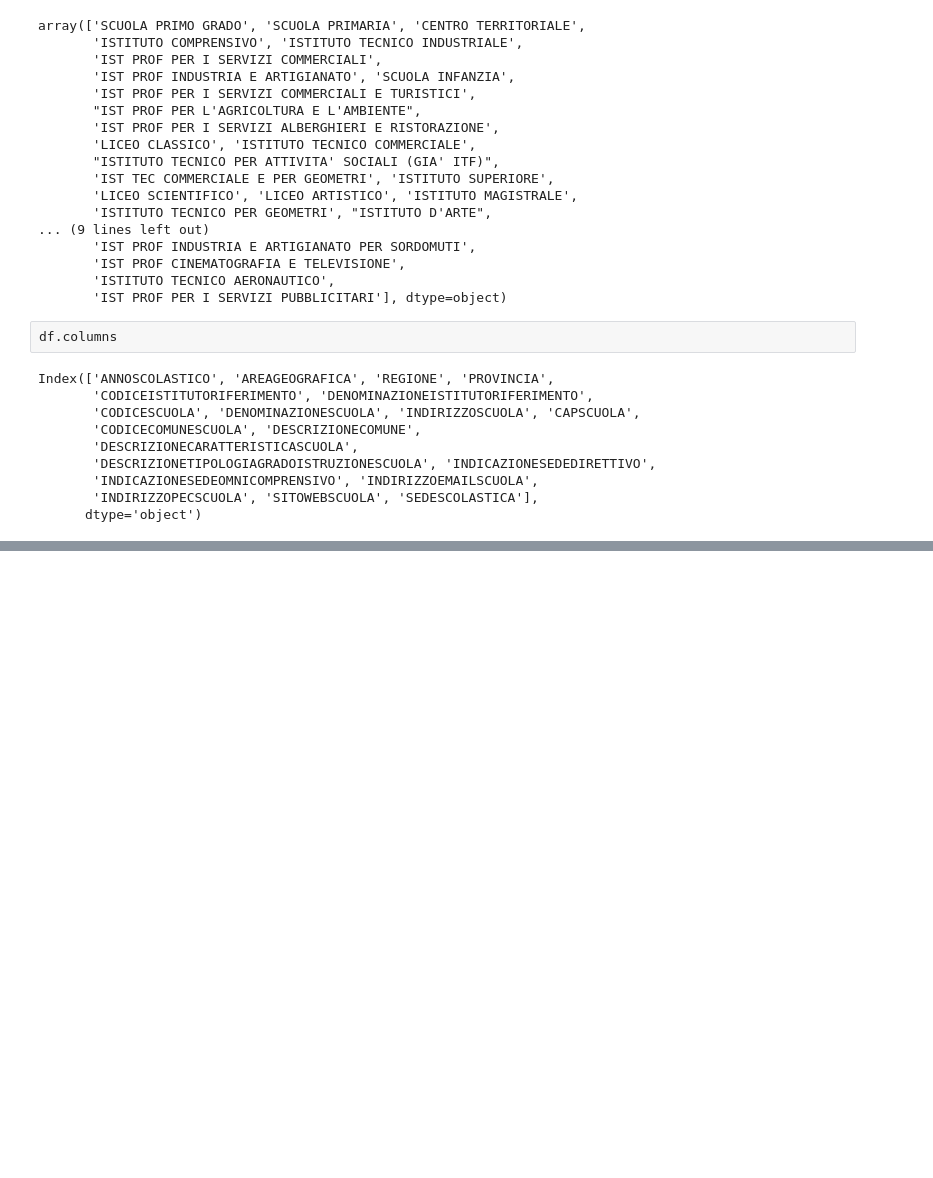
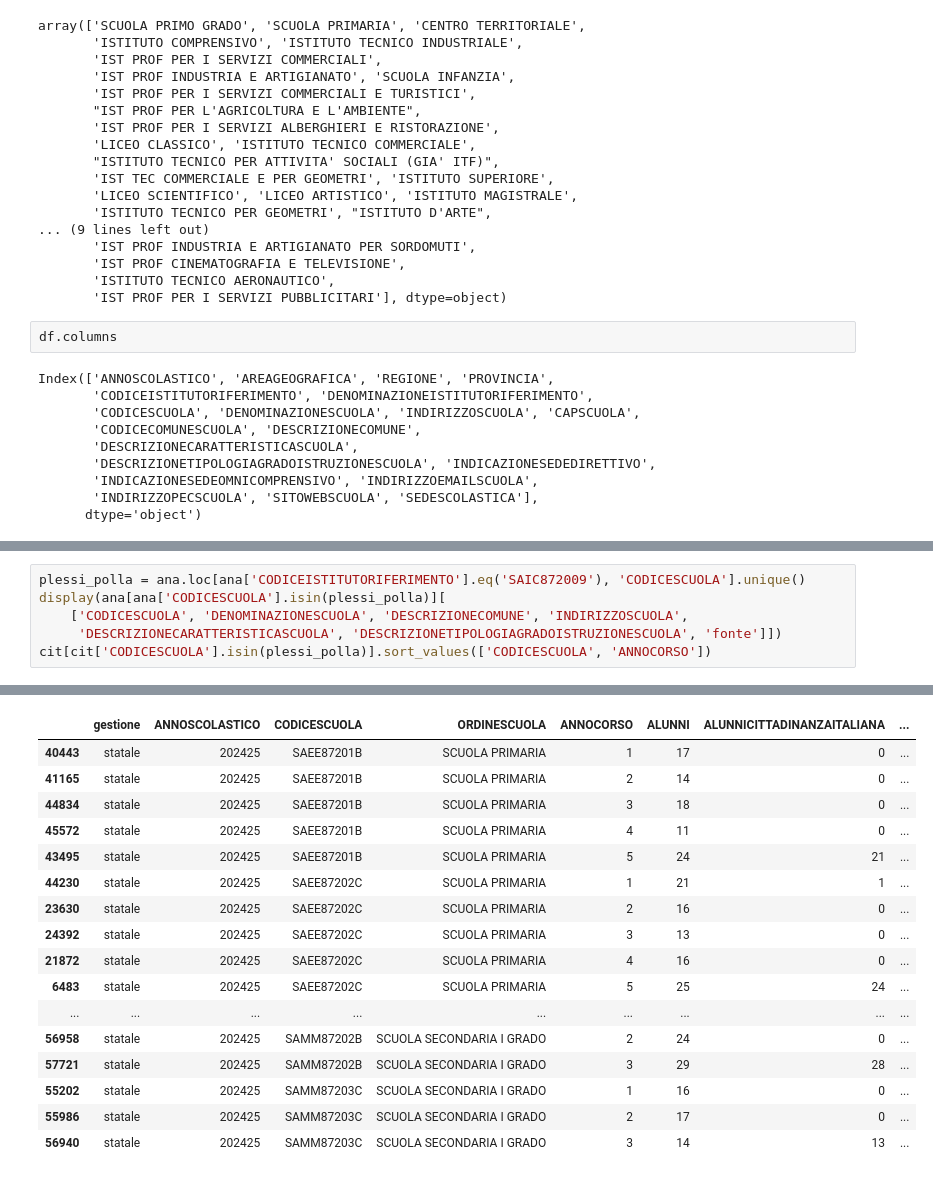
Before and after one commit to savaij/Valditara_e_le_sue_idee, a Jupyter notebook: src/temp.ipynb, the cells around one changed output, grey strips where cells are left out. Cells and saved outputs as stored; diff of their text form; blank space fills up the shorter version.

```diff
--- a/src/temp.ipynb
+++ b/src/temp.ipynb
@@ -81,0 +269,7 @@ Index(['ANNOSCOLASTICO', 'AREAGEOGRAFICA', 'REGIONE', 'PROVINCIA',
+# %%
+plessi_polla = ana.loc[ana['CODICEISTITUTORIFERIMENTO'].eq('SAIC872009'), 'CODICESCUOLA'].unique()
+display(ana[ana['CODICESCUOLA'].isin(plessi_polla)][
+    ['CODICESCUOLA', 'DENOMINAZIONESCUOLA', 'DESCRIZIONECOMUNE', 'INDIRIZZOSCUOLA',
+     'DESCRIZIONECARATTERISTICASCUOLA', 'DESCRIZIONETIPOLOGIAGRADOISTRUZIONESCUOLA', 'fonte']])
+cit[cit['CODICESCUOLA'].isin(plessi_polla)].sort_values(['CODICESCUOLA', 'ANNOCORSO'])
+# %% [output]
@@ -81,0 +292,17 @@ Index(['ANNOSCOLASTICO', 'AREAGEOGRAFICA', 'REGIONE', 'PROVINCIA',
+|  | gestione | ANNOSCOLASTICO | CODICESCUOLA | ORDINESCUOLA | ANNOCORSO | ALUNNI | ALUNNICITTADINANZAITALIANA | ... |
+| 40443 | statale | 202425 | SAEE87201B | SCUOLA PRIMARIA | 1 | 17 | 0 | ... |
+| 41165 | statale | 202425 | SAEE87201B | SCUOLA PRIMARIA | 2 | 14 | 0 | ... |
+| 44834 | statale | 202425 | SAEE87201B | SCUOLA PRIMARIA | 3 | 18 | 0 | ... |
+| 45572 | statale | 202425 | SAEE87201B | SCUOLA PRIMARIA | 4 | 11 | 0 | ... |
+| 43495 | statale | 202425 | SAEE87201B | SCUOLA PRIMARIA | 5 | 24 | 21 | ... |
+| 44230 | statale | 202425 | SAEE87202C | SCUOLA PRIMARIA | 1 | 21 | 1 | ... |
+| 23630 | statale | 202425 | SAEE87202C | SCUOLA PRIMARIA | 2 | 16 | 0 | ... |
+| 24392 | statale | 202425 | SAEE87202C | SCUOLA PRIMARIA | 3 | 13 | 0 | ... |
+| 21872 | statale | 202425 | SAEE87202C | SCUOLA PRIMARIA | 4 | 16 | 0 | ... |
+| 6483 | statale | 202425 | SAEE87202C | SCUOLA PRIMARIA | 5 | 25 | 24 | ... |
+| ... | ... | ... | ... | ... | ... | ... | ... | ... |
+| 56958 | statale | 202425 | SAMM87202B | SCUOLA SECONDARIA I GRADO | 2 | 24 | 0 | ... |
+| 57721 | statale | 202425 | SAMM87202B | SCUOLA SECONDARIA I GRADO | 3 | 29 | 28 | ... |
+| 55202 | statale | 202425 | SAMM87203C | SCUOLA SECONDARIA I GRADO | 1 | 16 | 0 | ... |
+| 55986 | statale | 202425 | SAMM87203C | SCUOLA SECONDARIA I GRADO | 2 | 17 | 0 | ... |
+| 56940 | statale | 202425 | SAMM87203C | SCUOLA SECONDARIA I GRADO | 3 | 14 | 13 | ... |
```
Also changed, not shown: parts of 44 cells of this notebook, 25 other files.
